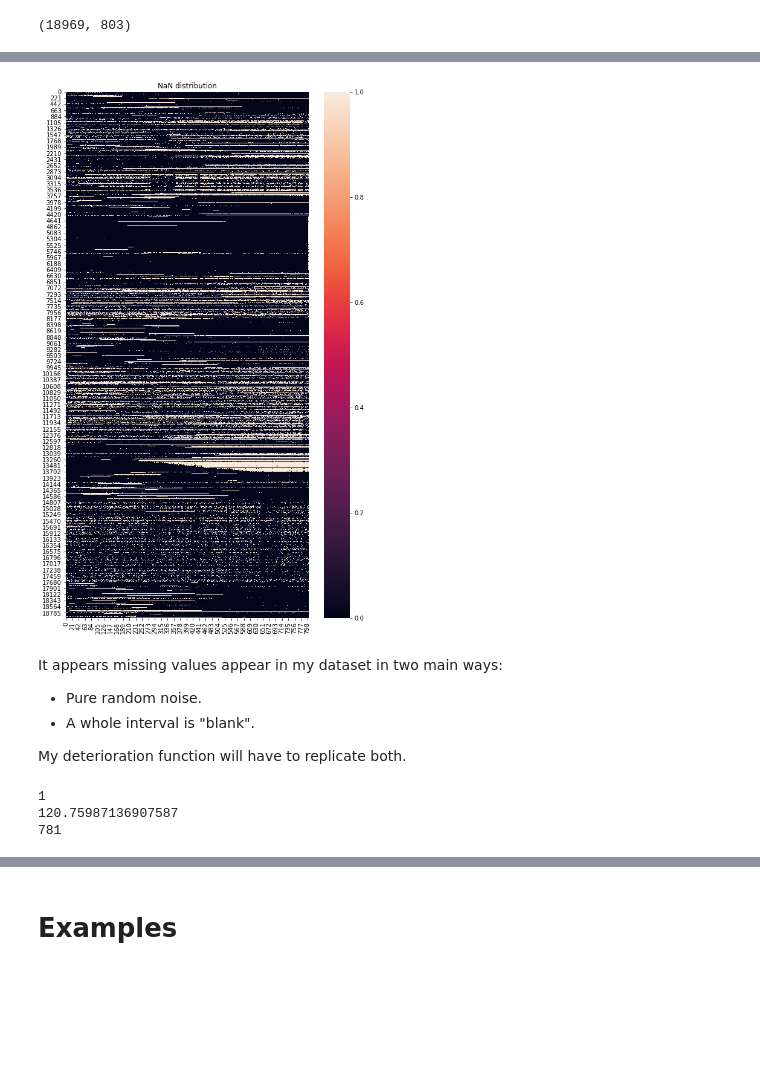
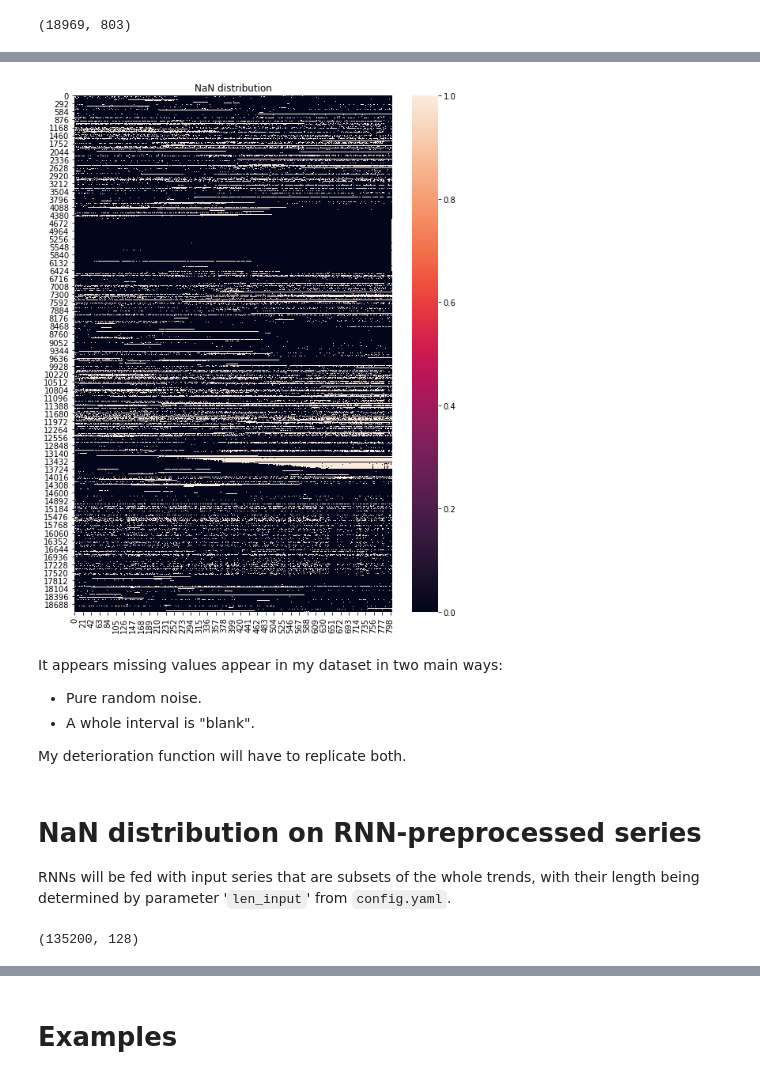
Before and after one commit to IvanBongiorni/GAN-RNN_Timeseries-imputation, a Jupyter notebook: nan_exploration.ipynb, the cells around one changed output, grey strips where cells are left out. Saved outputs shown, nothing was run; the diff lists cells and outputs as text; code cells hidden in the pictures; blank space fills up the shorter version.

```diff
--- a/nan_exploration.ipynb
+++ b/nan_exploration.ipynb
@@ -14,8 +18,8 @@ import seaborn
 # %%
-path_to_data = 'C:/Users/ivan.bongiorni/Documents/timeseries/forecast/data/'
-
-df = pd.read_csv(path_to_data + 'train_2.csv')
-
+# Load data and config params
+df = pd.read_csv( os.getcwd() + '/data_raw/train_2.csv')
 df.drop('Page', axis = 1, inplace = True)
 df = df.values
+
+params = yaml.load( open(os.getcwd() + '/config.yaml'), yaml.Loader )
 # %%
@@ -44,10 +51,10 @@ print(X.shape)
 # %%
-plt.figure(figsize=(9,16))
+plt.figure(figsize=(9,12))
 seaborn.heatmap(np.isnan(X))
 plt.title('NaN distribution')
 plt.show()
 # %% [output]
-[figure, old version]
+[figure, new version]
 # %% [markdown]
 It appears missing values appear in my dataset in two main ways:
 - Pure random noise.
@@ -60,8 +64,14 @@ nan_count = np.isnan(X).sum(axis=1)
-# %%
-print(np.min(nan_count))
-print(np.mean(nan_count))
-print(np.max(nan_count))
-# %% [output]
-1
-120.75987136907587
-781
+# %% [markdown]
+# NaN distribution on RNN-preprocessed series
+
+RNNs will be fed with input series that are subsets of the whole trends, with their length being determined by parameter '`len_input`' from `config.yaml`.
+# %%
+# Extract few trends from dataset and preprocess for RNNs
+R = X[ np.random.choice(X.shape[0], size = 200, replace = False) , : ]
+
+R = [ tools.RNN_univariate_processing(R[i,:], 128) for i in range(R.shape[0]) ]
+R = np.concatenate(R)
+
+print(R.shape)
+# %% [output]
+(135200, 128)
```
Also changed, not shown: parts of 32 cells of this notebook.
